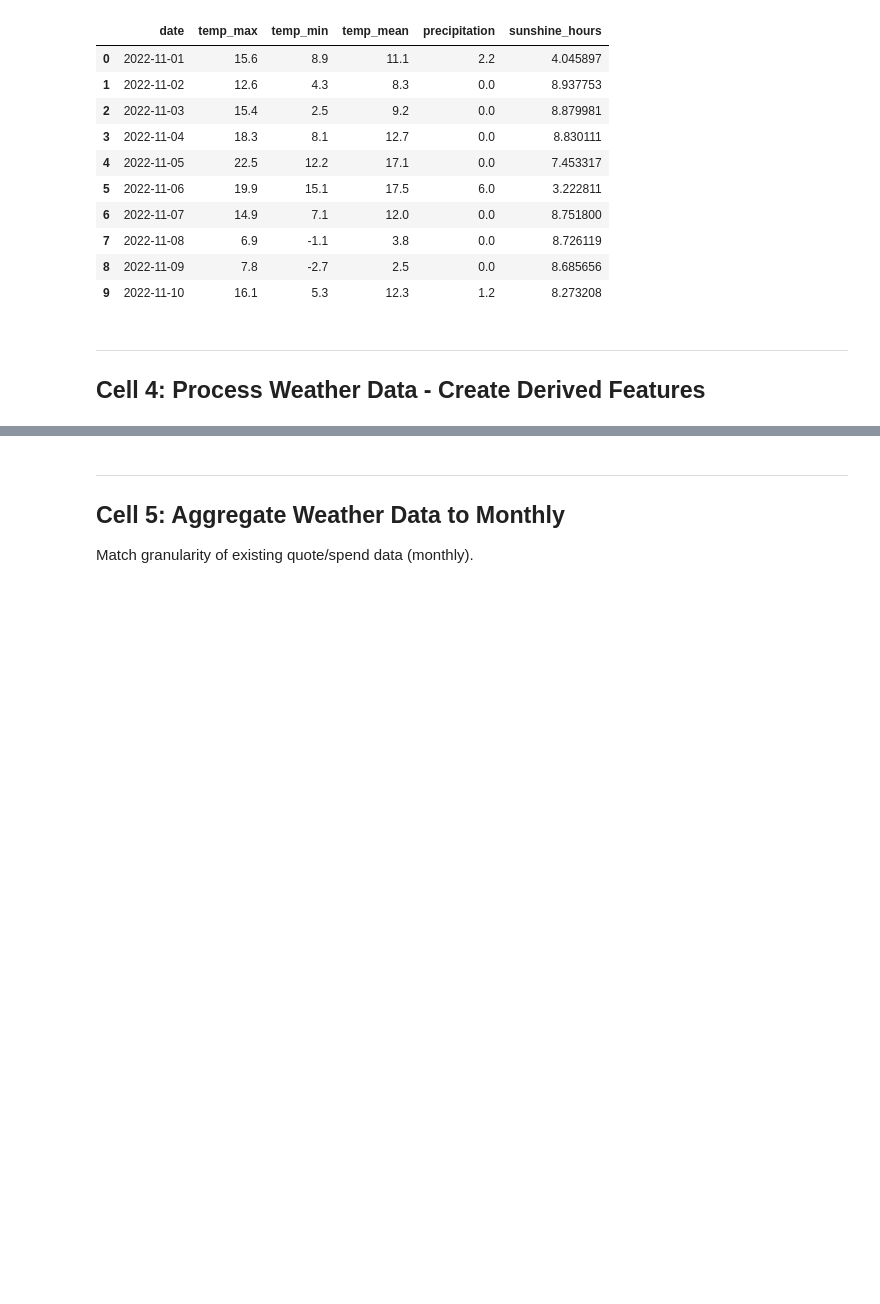
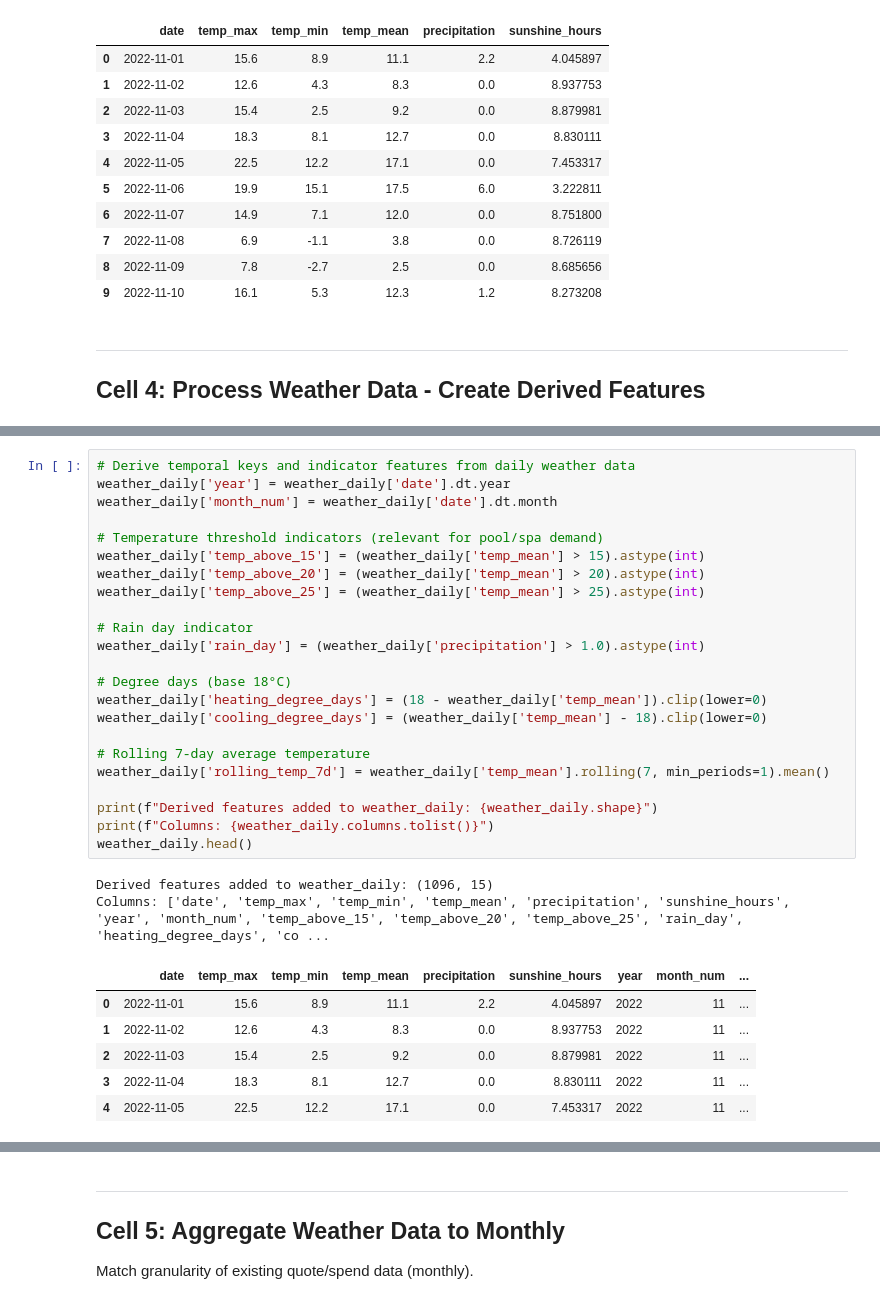
Before and after one commit to 1767902694-svg/busa693-clubpiscine, a Jupyter notebook: notebooks/04_external_data.ipynb, the cells around one changed output, grey strips where cells are left out. Drawn from its saved outputs; the diff is of its cells as text; blank space fills up the shorter version.

```diff
--- a/notebooks/04_external_data.ipynb
+++ b/notebooks/04_external_data.ipynb
@@ -251,0 +202,32 @@ Columns: ['date', 'temp_max', 'temp_min', 'temp_mean', 'precipitation', 'sunshin
+# %%
+# Derive temporal keys and indicator features from daily weather data
+weather_daily['year'] = weather_daily['date'].dt.year
+weather_daily['month_num'] = weather_daily['date'].dt.month
+
+# Temperature threshold indicators (relevant for pool/spa demand)
+weather_daily['temp_above_15'] = (weather_daily['temp_mean'] > 15).astype(int)
+weather_daily['temp_above_20'] = (weather_daily['temp_mean'] > 20).astype(int)
+weather_daily['temp_above_25'] = (weather_daily['temp_mean'] > 25).astype(int)
+
+# Rain day indicator
+weather_daily['rain_day'] = (weather_daily['precipitation'] > 1.0).astype(int)
+
+# Degree days (base 18°C)
+weather_daily['heating_degree_days'] = (18 - weather_daily['temp_mean']).clip(lower=0)
+weather_daily['cooling_degree_days'] = (weather_daily['temp_mean'] - 18).clip(lower=0)
+
+# Rolling 7-day average temperature
+weather_daily['rolling_temp_7d'] = weather_daily['temp_mean'].rolling(7, min_periods=1).mean()
+
+print(f"Derived features added to weather_daily: {weather_daily.shape}")
+print(f"Columns: {weather_daily.columns.tolist()}")
+weather_daily.head()
+# %% [output]
+Derived features added to weather_daily: (1096, 15)
+Columns: ['date', 'temp_max', 'temp_min', 'temp_mean', 'precipitation', 'sunshine_hours', 'year', 'month_num', 'temp_above_15', 'temp_above_20', 'temp_above_25', 'rain_day', 'heating_degree_days', 'co ...
+|  | date | temp_max | temp_min | temp_mean | precipitation | sunshine_hours | year | month_num | ... |
+| 0 | 2022-11-01 | 15.6 | 8.9 | 11.1 | 2.2 | 4.045897 | 2022 | 11 | ... |
+| 1 | 2022-11-02 | 12.6 | 4.3 | 8.3 | 0.0 | 8.937753 | 2022 | 11 | ... |
+| 2 | 2022-11-03 | 15.4 | 2.5 | 9.2 | 0.0 | 8.879981 | 2022 | 11 | ... |
+| 3 | 2022-11-04 | 18.3 | 8.1 | 12.7 | 0.0 | 8.830111 | 2022 | 11 | ... |
+| 4 | 2022-11-05 | 22.5 | 12.2 | 17.1 | 0.0 | 7.453317 | 2022 | 11 | ... |
```
Also changed, not shown: parts of 4 cells of this notebook, 22 other files.
